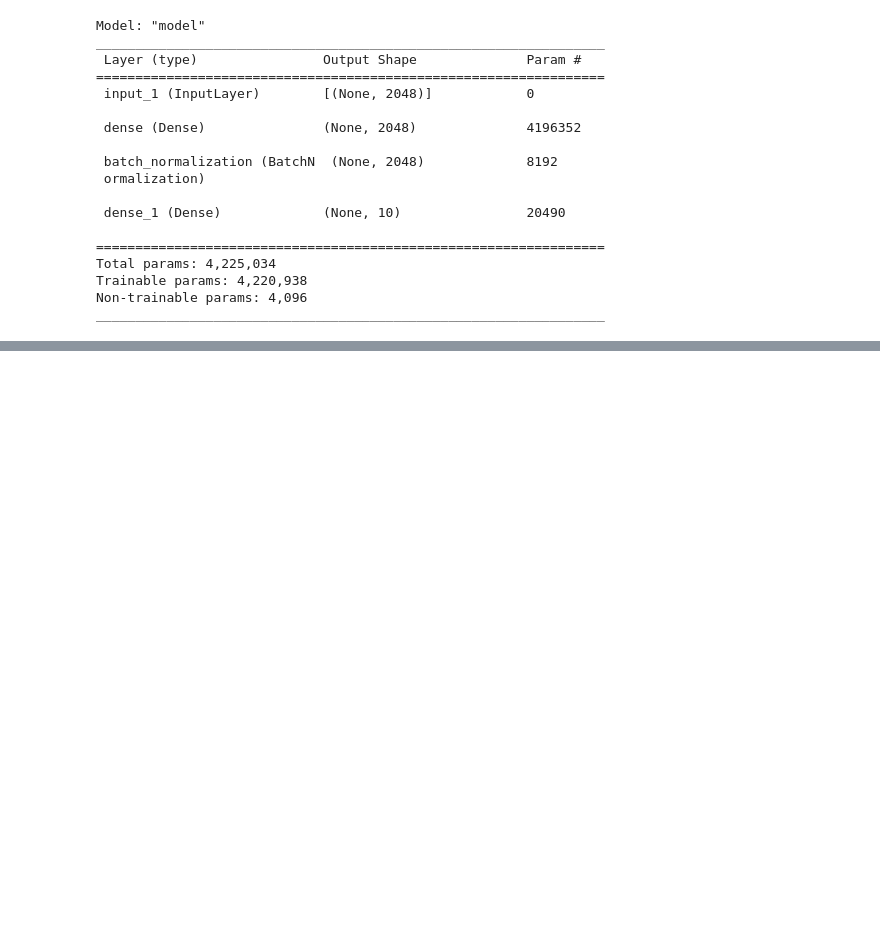
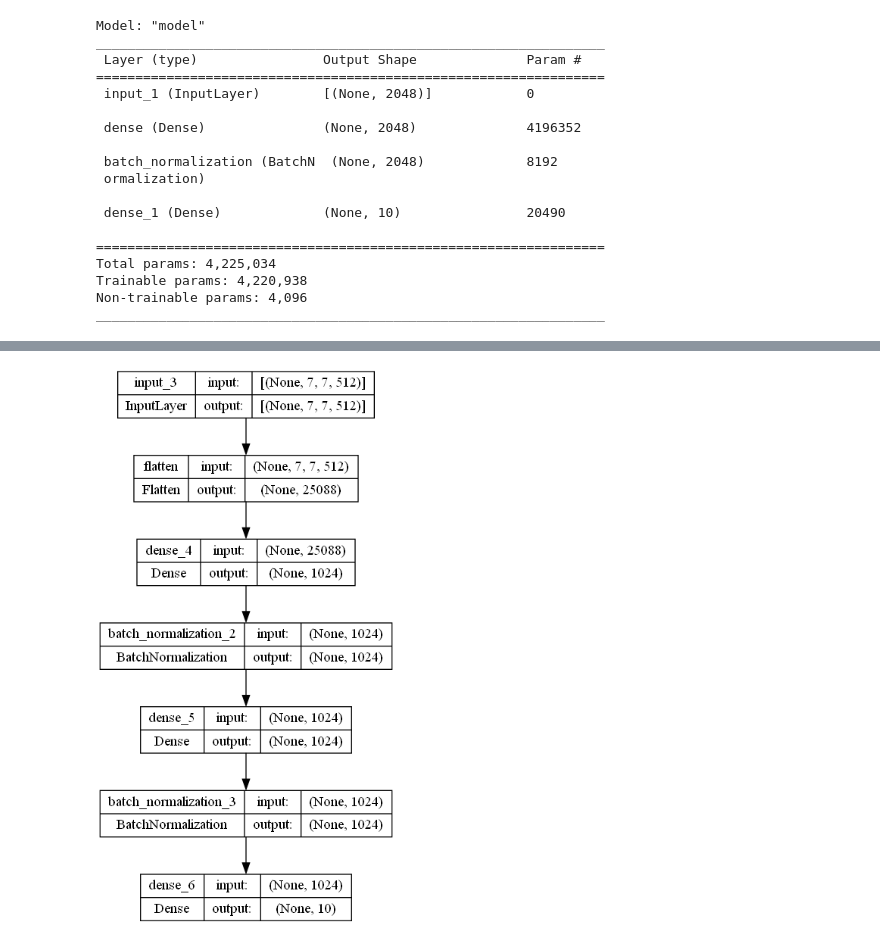
Before and after one commit to SawickiBartosz/DeepLearning2023, a Jupyter notebook: Project1/plot_all.ipynb, the cells around one changed output, grey strips where cells are left out. Saved outputs shown, nothing was run; the diff lists cells and outputs as text; code cells hidden in the pictures; blank space fills up the shorter version.

```diff
--- a/Project1/plot_all.ipynb
+++ b/Project1/plot_all.ipynb
@@ -79,2 +115,4 @@ model.summary()
 # %%
-plot_model(model=model, to_file="vgg_model")
+plot_model(model=model, to_file="vgg_model.png", show_shapes=True)
+# %% [output]
+[figure, added]
```
Also changed, not shown: parts of 4 cells of this notebook, 3 other files.
